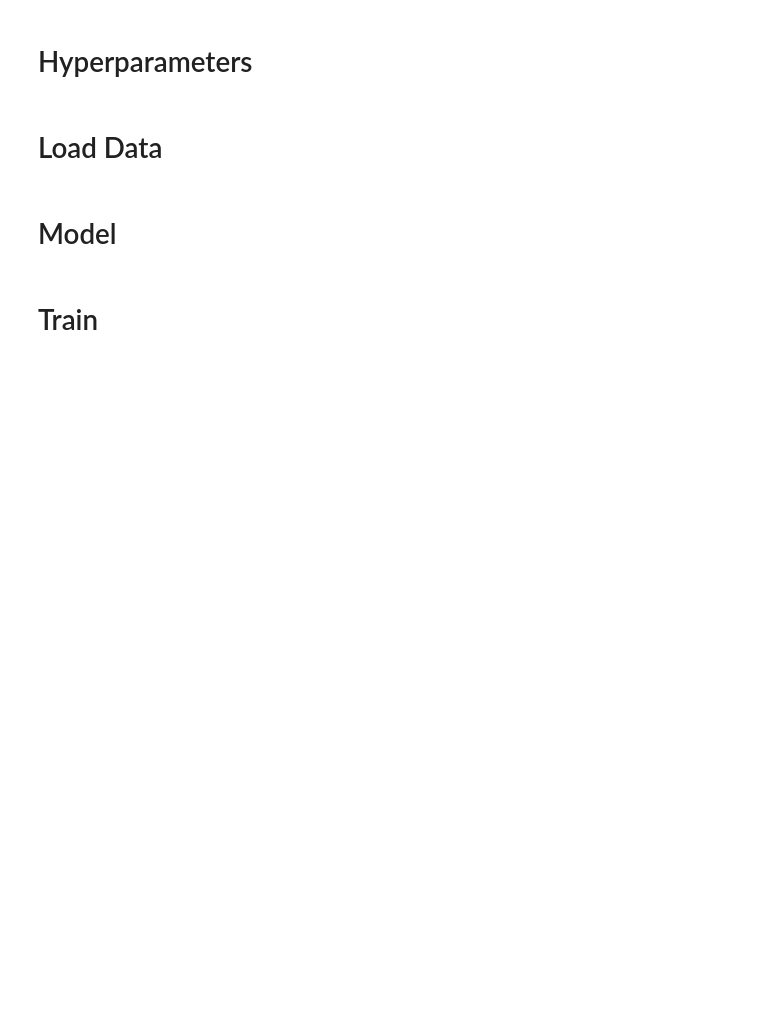
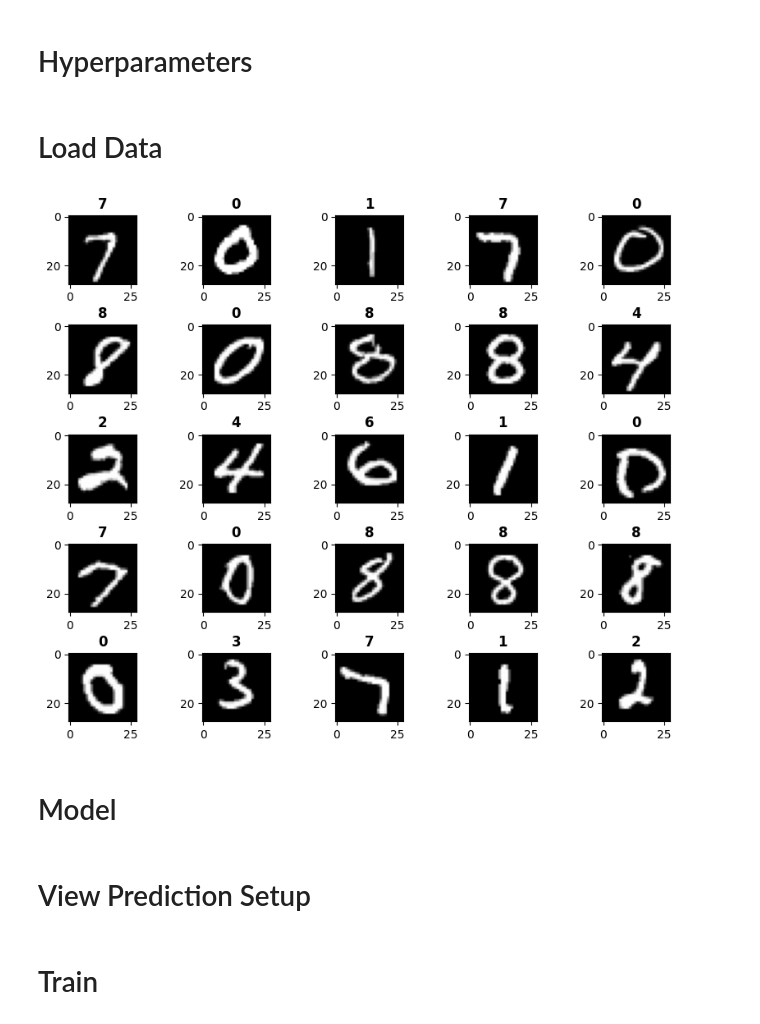
Before and after one commit to HSD-KI-DS-Project-23/PyTorch-Project, a Jupyter notebook: NN/NN Try 2/nn2.ipynb, the cells around one changed output. Cells and saved outputs as stored; diff of their text form; code cells hidden in the pictures; blank space fills up the shorter version.

```diff
--- a/NN/NN Try 2/nn2.ipynb
+++ b/NN/NN Try 2/nn2.ipynb
@@ -41,39 +24,54 @@ Fri Jun  2 11:33:06 2023
 # %%
 device = torch.device("cuda" if torch.cuda.is_available() else "cpu")
 
+hidden_dim = 128
 
-batch_size = 16
+batch_size = 32
 
-
-num_epochs = 5
-learn_rate = 0.0004
+num_epochs = 10
+learn_rate = 0.0002
 # %% [markdown]
 # Load Data
 # %%
 # create folder structure if it does not exist
 folder_path = "../../data/"
 if not os.path.exists(folder_path):
     os.makedirs(folder_path)
 
 
 #MNIST Dataset
     #Create Folder, transorm to Tensor
 train_dataset = torchvision.datasets.MNIST(
     root=folder_path, train=True, transform=transforms.Compose([transforms.ToTensor(),transforms.Normalize((0.01307),(0.3081))]), download=True
 )
 
 test_dataset = torchvision.datasets.MNIST(
     root=folder_path, train=False, transform=transforms.Compose([transforms.ToTensor(),transforms.Normalize((0.01307),(0.3081))])
 )
 
 #Data Loader
 train_loader = torch.utils.data.DataLoader(
     dataset=train_dataset, batch_size=batch_size, shuffle=True
 )
 
 test_loader = torch.utils.data.DataLoader(
     dataset=test_dataset, batch_size=batch_size, shuffle=True
 )
+
+#show MNIST Dataset
+
+figure= plt.figure(figsize=(10,8))
+spalten, zeilen = 5,5
+for i in range(1,spalten*zeilen+1):
+    sample_idx = torch.randint(len(train_dataset),size=(1,)).item()
+    image , label = train_dataset[sample_idx]
+    figure.add_subplot(spalten,zeilen,i)
+    plt.title(label, weight='bold')
+    plt.imshow(image.squeeze(), cmap='gray')
+plt.subplots_adjust(wspace=0.3,hspace=0.6)
+plt.show()
+# %% [output]
+[figure, added]
 # %% [markdown]
 # Model
 # %%
@@ -107,3 +105,5 @@ class MNIST_De_Class(nn.Module):
         # x = nn.Softmax(x)
         # print(x.size())
         return (self.network(x))
+# %% [markdown]
+# View Prediction Setup
```
Also changed, not shown: parts of 7 cells of this notebook, 1 other file.
